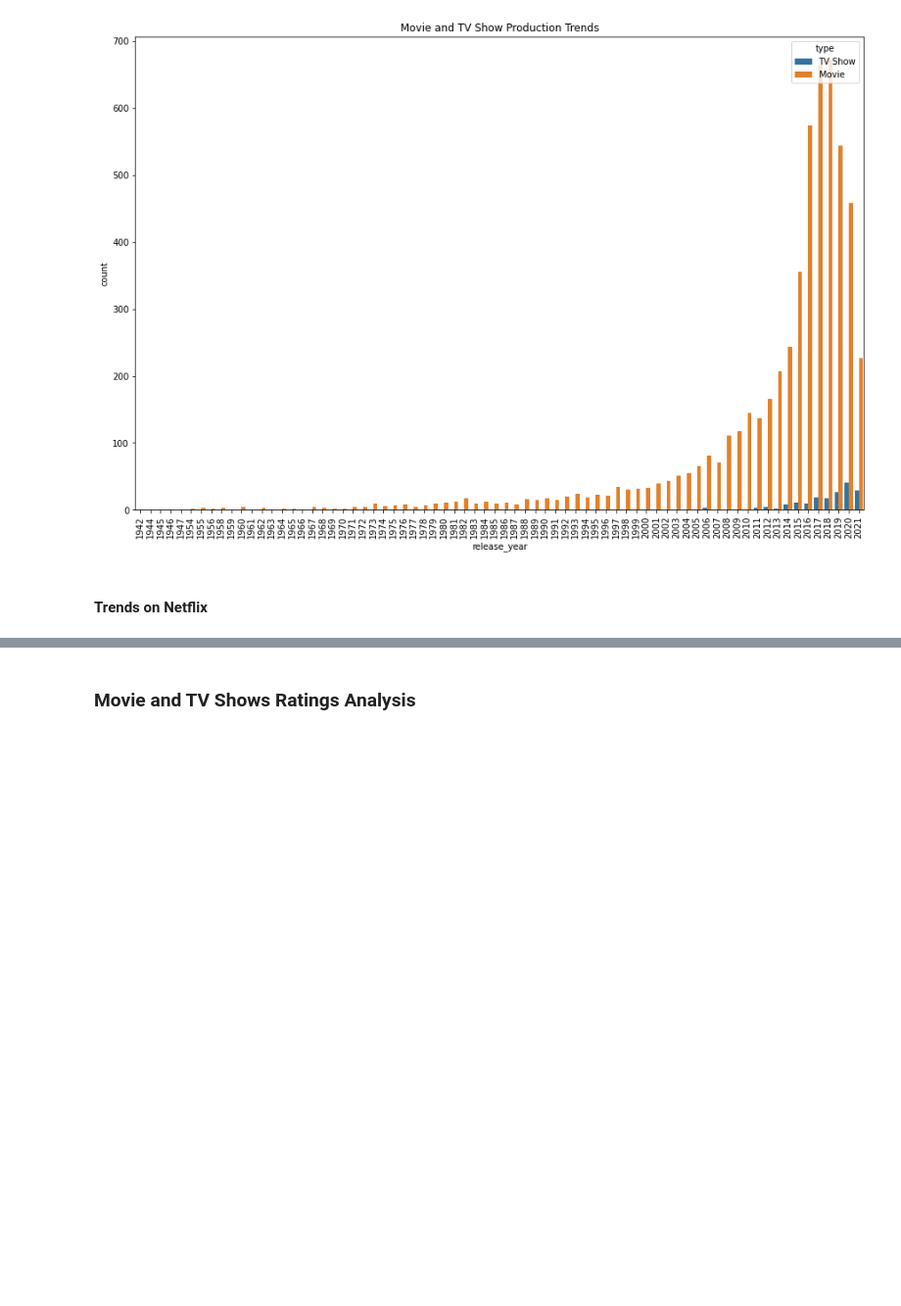
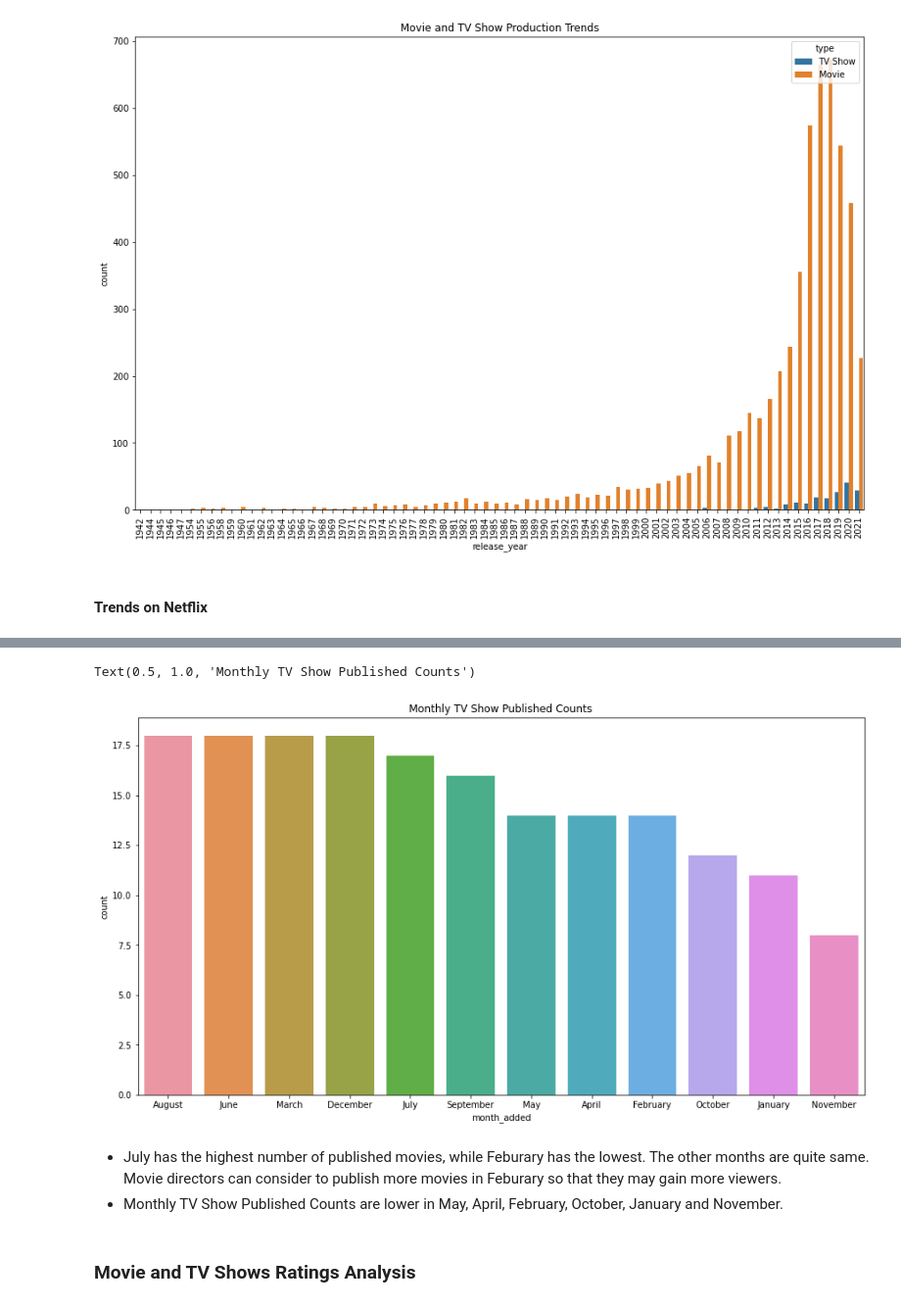
Before and after one commit to SarahLuym/kaggle, a Jupyter notebook: Netflix/Netflix Data Analysis.ipynb, the cells around one changed output, grey strips where cells are left out. Shown at 98% size. Saved outputs shown, nothing was run; the diff lists cells and outputs as text; code cells hidden in the pictures; blank space fills up the shorter version.

```diff
--- a/Netflix/Netflix Data Analysis.ipynb
+++ b/Netflix/Netflix Data Analysis.ipynb
@@ -266,2 +298,12 @@ Text(0.5, 1.0, 'TV Show Trends on Netflix')
+# %%
+plt.figure(figsize=(15, 8))
+sns.countplot(x='month_added', data=tv_df, order=tv_df['month_added'].value_counts().index[:15])
+plt.title("Monthly TV Show Published Counts")
+# %% [output]
+Text(0.5, 1.0, 'Monthly TV Show Published Counts')
+[figure, added]
+# %% [markdown]
+* July has the highest number of published movies, while Feburary has the lowest. The other months are quite same. Movie directors can consider to publish more movies in Feburary so that they may gain more viewers.
+* Monthly TV Show Published Counts are lower in May, April, February, October, January and November.
 # %% [markdown]
 ### Movie and TV Shows Ratings Analysis
```
Also changed, not shown: parts of 80 cells of this notebook.
